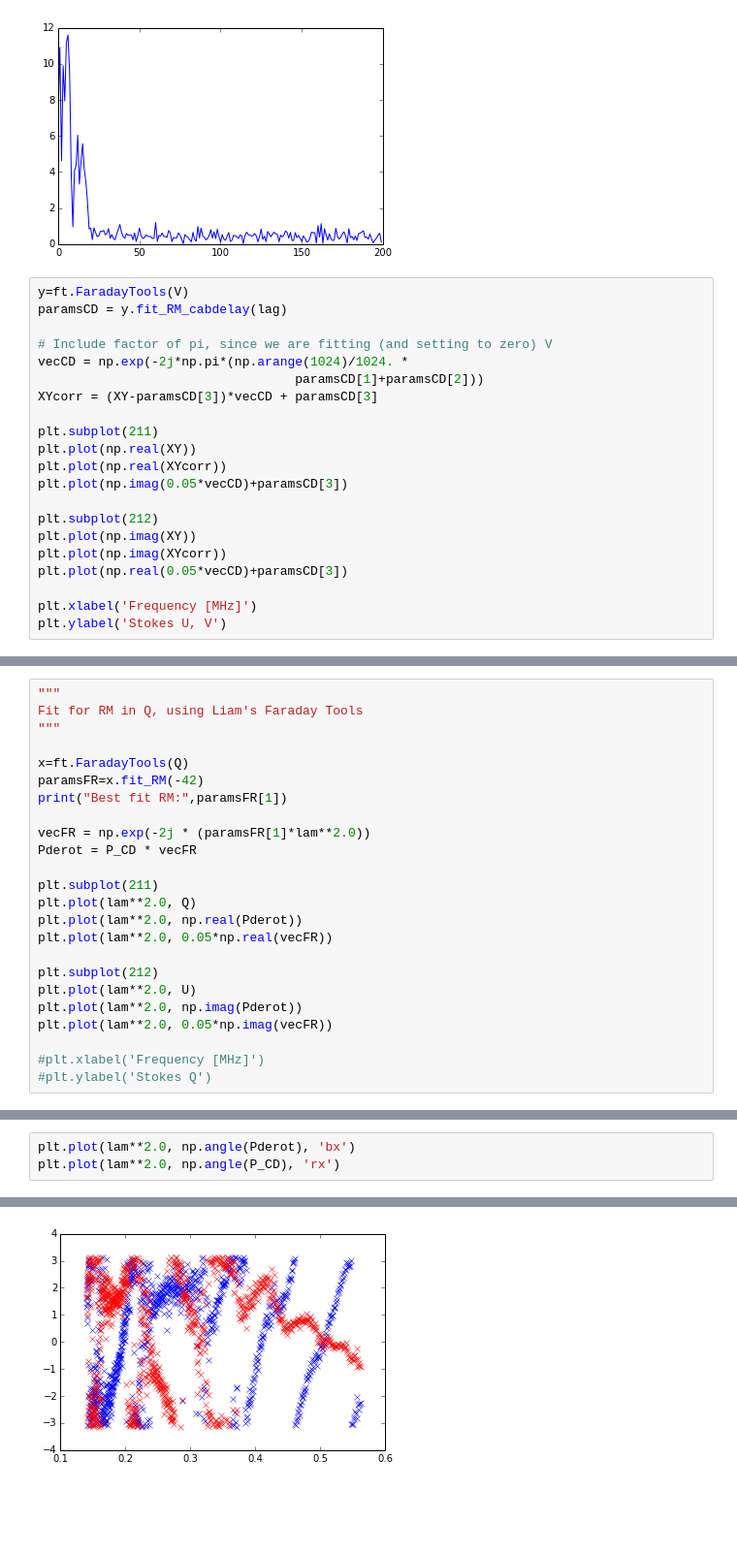
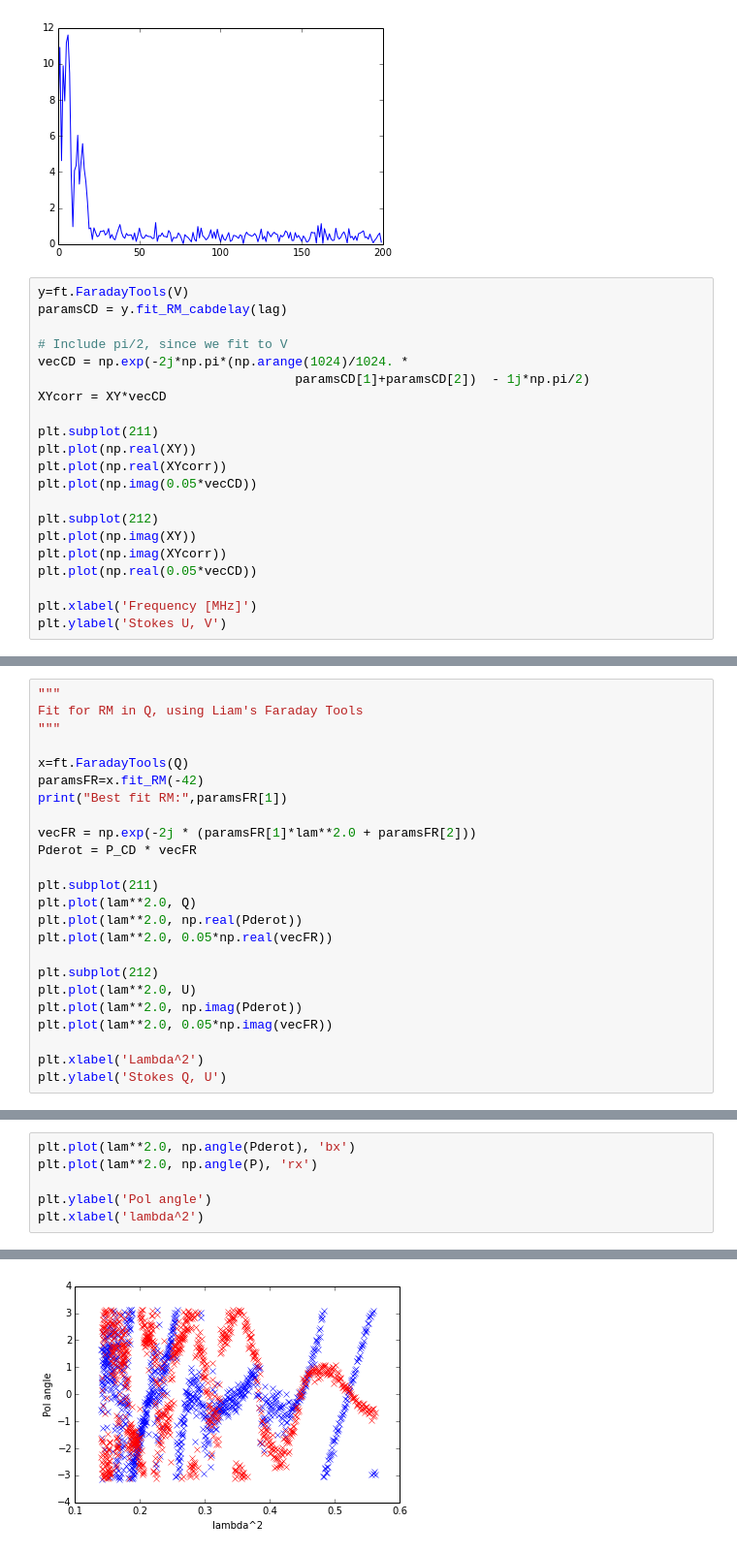
Before and after one commit to ramain/scint_analysis, a Jupyter notebook: crab/PolarizationTest.ipynb, the cells around one changed output, grey strips where cells are left out. Shown: that part at 97% size. Cells and saved outputs as stored; diff of their text form; blank space fills up the shorter version.

Commit message:
Included cable delay and faraday rotation solution from hour of folded data

```diff
--- a/crab/PolarizationTest.ipynb
+++ b/crab/PolarizationTest.ipynb
@@ -60,20 +60,20 @@ print("Peak delay:", lag)
 y=ft.FaradayTools(V)
 paramsCD = y.fit_RM_cabdelay(lag)
 
-# Include factor of pi, since we are fitting (and setting to zero) V
+# Include pi/2, since we fit to V
 vecCD = np.exp(-2j*np.pi*(np.arange(1024)/1024. *
-                                  paramsCD[1]+paramsCD[2]))
-XYcorr = (XY-paramsCD[3])*vecCD + paramsCD[3]
+                                  paramsCD[1]+paramsCD[2])  - 1j*np.pi/2)
+XYcorr = XY*vecCD
 
 plt.subplot(211)
 plt.plot(np.real(XY))
 plt.plot(np.real(XYcorr))
-plt.plot(np.imag(0.05*vecCD)+paramsCD[3])
+plt.plot(np.imag(0.05*vecCD))
 
 plt.subplot(212)
 plt.plot(np.imag(XY))
 plt.plot(np.imag(XYcorr))
-plt.plot(np.real(0.05*vecCD)+paramsCD[3])
+plt.plot(np.real(0.05*vecCD))
 
 plt.xlabel('Frequency [MHz]')
 plt.ylabel('Stokes U, V')
@@ -103,7 +103,7 @@ x=ft.FaradayTools(Q)
 paramsFR=x.fit_RM(-42)
 print("Best fit RM:",paramsFR[1])
 
-vecFR = np.exp(-2j * (paramsFR[1]*lam**2.0))
+vecFR = np.exp(-2j * (paramsFR[1]*lam**2.0 + paramsFR[2]))
 Pderot = P_CD * vecFR
 
 plt.subplot(211)
@@ -116,7 +116,7 @@ plt.plot(lam**2.0, U)
 plt.plot(lam**2.0, np.imag(Pderot))
 plt.plot(lam**2.0, 0.05*np.imag(vecFR))
 
-#plt.xlabel('Frequency [MHz]')
-#plt.ylabel('Stokes Q')
+plt.xlabel('Lambda^2')
+plt.ylabel('Stokes Q, U')
 # %% [output]
 ('Best fit RM:', -43.499945045717901)
@@ -125,4 +125,7 @@ plt.plot(lam**2.0, 0.05*np.imag(vecFR))
 # %%
 plt.plot(lam**2.0, np.angle(Pderot), 'bx')
-plt.plot(lam**2.0, np.angle(P_CD), 'rx')
+plt.plot(lam**2.0, np.angle(P), 'rx')
+
+plt.ylabel('Pol angle')
+plt.xlabel('lambda^2')
 # %% [output]
@@ -130,4 +133,4 @@ plt.plot(lam**2.0, np.angle(P_CD), 'rx')
-[figure, old version]
+[figure, new version]
 # %%
 """
 Update Q and U, should now have finished product
```
Also changed, not shown: parts of 13 cells of this notebook, 3 other files.
